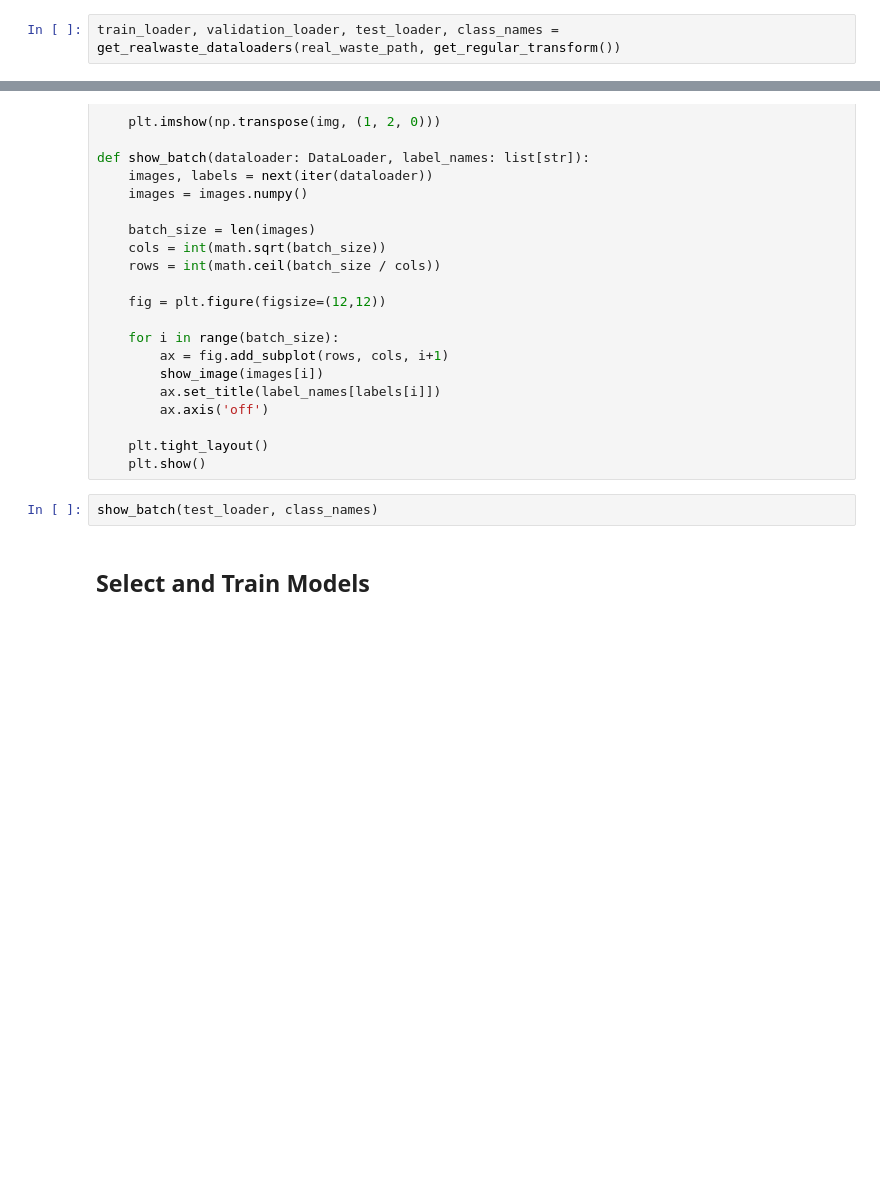
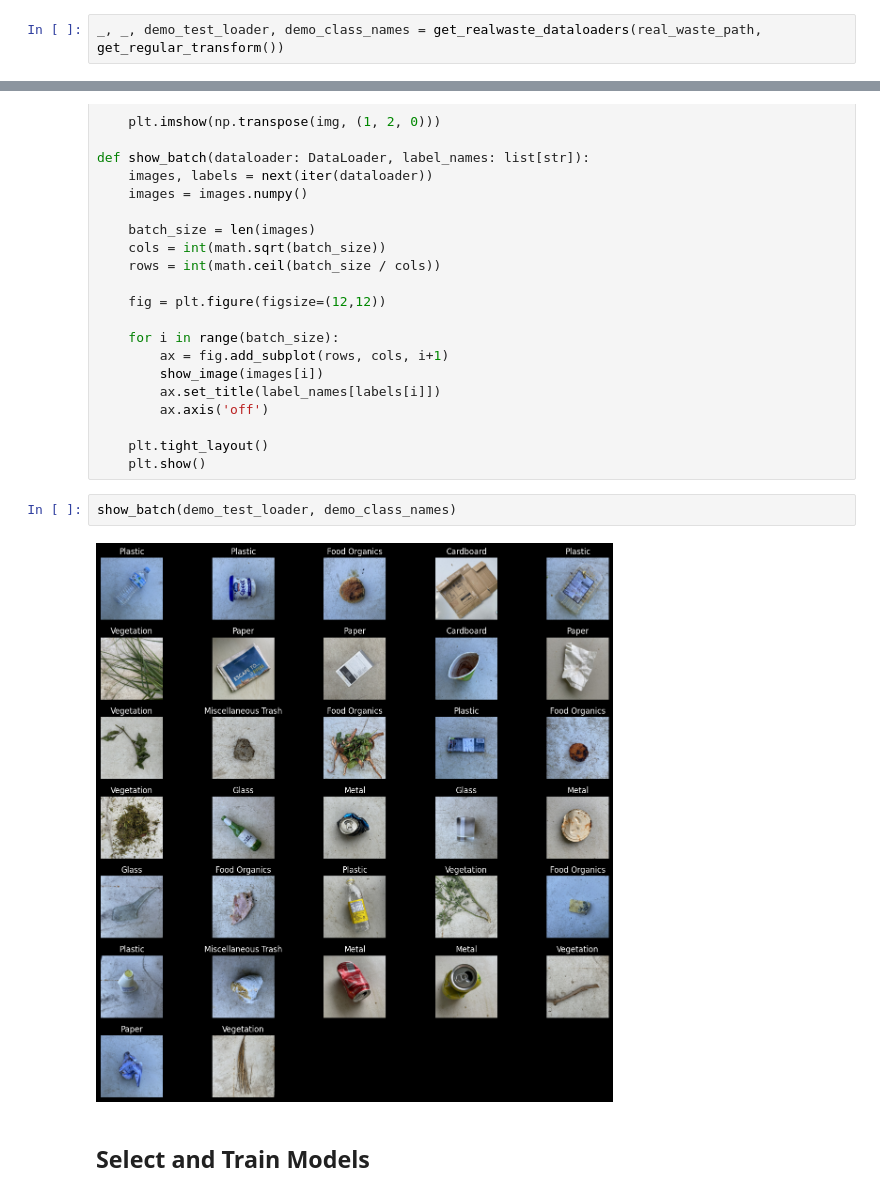
Before and after one commit to juliareinhart/waste-classification-ml, a Jupyter notebook: waste_classification.ipynb, the cells around one changed output, grey strips where cells are left out. Drawn from its saved outputs; the diff is of its cells as text; blank space fills up the shorter version.

```diff
--- a/waste_classification.ipynb
+++ b/waste_classification.ipynb
@@ -319,7 +361,7 @@ def get_realwaste_dataloaders(data_path: Path, train_transform: transforms.Compo
 # %% [markdown]
 ### Get Dataset Loaders
 # %%
-train_loader, validation_loader, test_loader, class_names = get_realwaste_dataloaders(real_waste_path, get_regular_transform())
+_, _, demo_test_loader, demo_class_names = get_realwaste_dataloaders(real_waste_path, get_regular_transform())
 # %% [markdown]
 ### Visualize a Batch of Training Data
 # %%
@@ -353,7 +395,9 @@ def show_batch(dataloader: DataLoader, label_names: list[str]):
     plt.tight_layout()
     plt.show()
 # %%
-show_batch(test_loader, class_names)
+show_batch(demo_test_loader, demo_class_names)
+# %% [output]
+[figure, added]
 # %% [markdown]
 
 ## Select and Train Models
```
Also changed, not shown: parts of 37 cells of this notebook.
